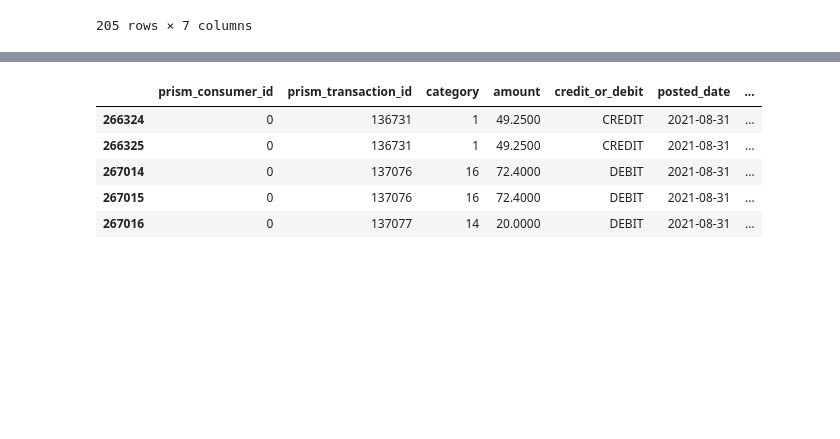
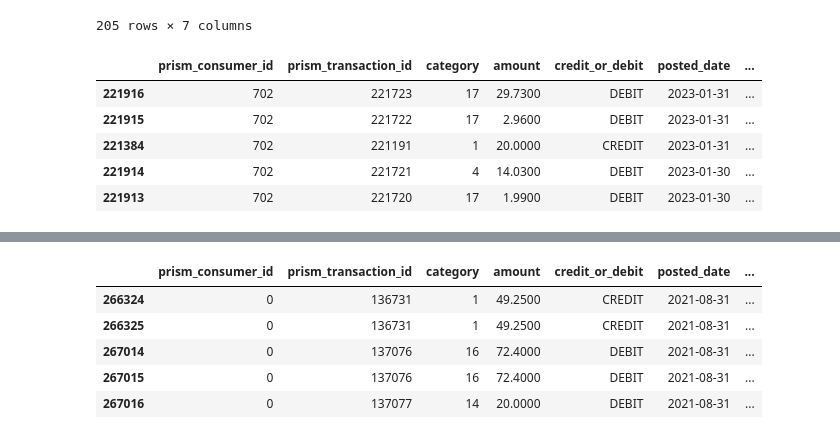
Before and after one commit to danielrmathew/prism-data-credit, a Jupyter notebook: src/notebooks/aman_q2.ipynb, the cells around one changed output, grey strips where cells are left out. Cells and saved outputs as stored; diff of their text form; code cells hidden in the pictures; blank space fills up the shorter version.

```diff
--- a/src/notebooks/aman_q2.ipynb
+++ b/src/notebooks/aman_q2.ipynb
@@ -560,3 +560,52 @@ pd.concat([t4, t6], axis=0)
 | 203 | 3023 | 203 | 45 | 25.0000 | DEBIT | 2021-09-20 | ... |
 | 204 | 3023 | 204 | 45 | 200.0000 | DEBIT | 2021-09-20 | ... |
 205 rows × 7 columns
+# %%
+def calc_balances(cids, check_acct_totals, balanceDF):
+    # takes too long -- will have to do for one consumer (or a couple consumers) at a time
+    to_concat = []
+
+    for cid in cids:
+        t1 = check_acct_totals[check_acct_totals.prism_consumer_id == cid]
+        t2 = balanceDF[balanceDF.prism_consumer_id == cid]
+
+        tbd = t1.balance_date.values[0]
+        orig_balance = t1.balance.values[0]
+        curr_balance = orig_balance
+        pre_balances = [orig_balance]
+        post_balances = []
+
+        preDF = t2[t2.posted_date <= tbd].sort_values(by='posted_date', ascending=False)
+        postDF = t2[t2.posted_date > tbd].sort_values(by='posted_date', ascending=True)
+
+        for i, row in preDF.iterrows():
+            if row.credit_or_debit == 'CREDIT':
+                curr_balance -= row.amount
+            else:
+                curr_balance += row.amount
+            pre_balances.append(curr_balance)
+
+        curr_balance = orig_balance
+        for i, row in postDF.iterrows():
+            if row.credit_or_debit == 'CREDIT':
+                curr_balance += row.amount
+            else:
+                curr_balance -= row.amount
+            post_balances.append(curr_balance)
+
+        preDF['curr_balance'] = pre_balances[:-1]
+        postDF['curr_balance'] = post_balances
+
+        to_concat.append(pd.concat([preDF, postDF], axis=0))
+
+    return pd.concat(to_concat, axis=0)
+# %%
+balances_sub = calc_balances(ids, check_acct_totals, balanceDF)
+balances_sub.head()
+# %% [output]
+|  | prism_consumer_id | prism_transaction_id | category | amount | credit_or_debit | posted_date | ... |
+| 221916 | 702 | 221723 | 17 | 29.7300 | DEBIT | 2023-01-31 | ... |
+| 221915 | 702 | 221722 | 17 | 2.9600 | DEBIT | 2023-01-31 | ... |
+| 221384 | 702 | 221191 | 1 | 20.0000 | CREDIT | 2023-01-31 | ... |
+| 221914 | 702 | 221721 | 4 | 14.0300 | DEBIT | 2023-01-30 | ... |
+| 221913 | 702 | 221720 | 17 | 1.9900 | DEBIT | 2023-01-30 | ... |
```
Also changed, not shown: parts of 8 cells of this notebook.
